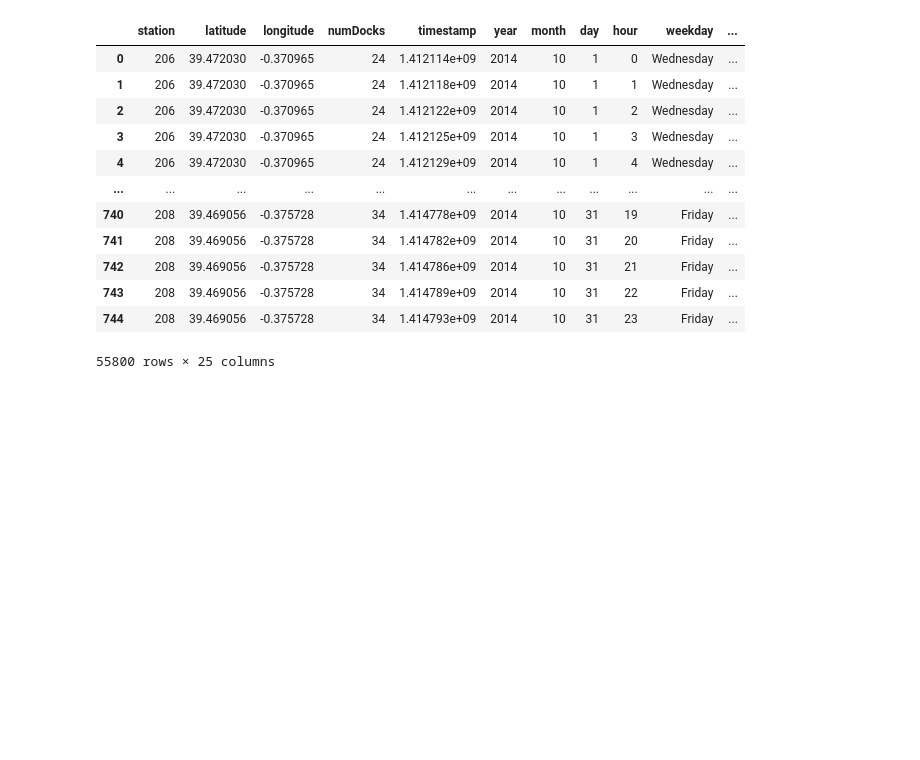
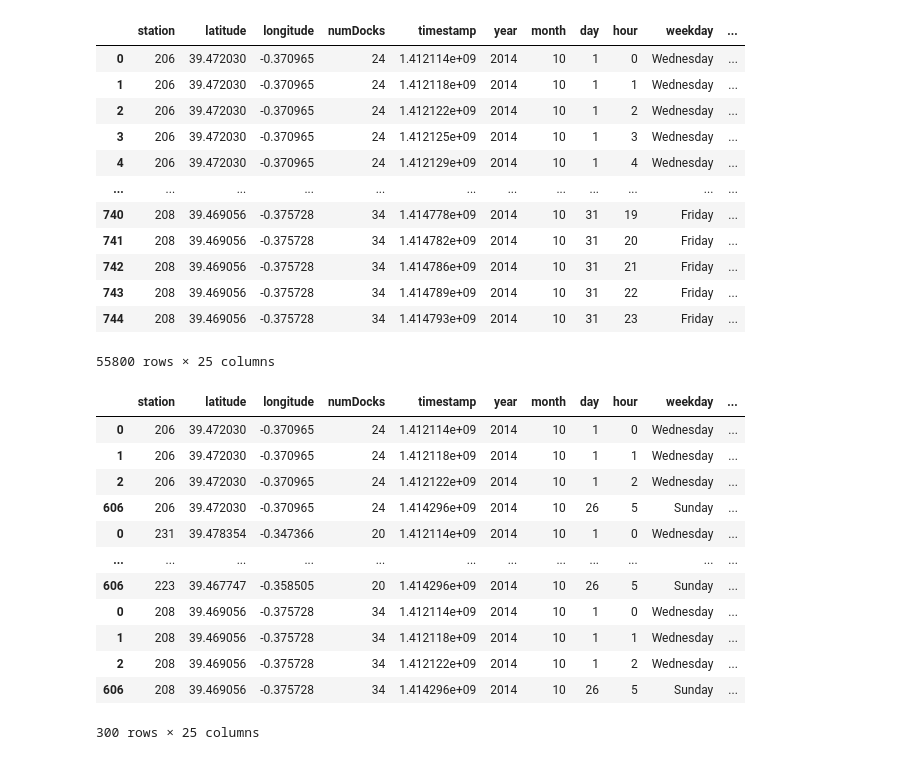
Before and after one commit to isabelladegen/mlp-2021, a Jupyter notebook: notebooks/ExperimentWithPerStationData.ipynb, the cells around one changed output. Cells and saved outputs as stored; diff of their text form; code cells hidden in the pictures; blank space fills up the shorter version.

```diff
--- a/notebooks/ExperimentWithPerStationData.ipynb
+++ b/notebooks/ExperimentWithPerStationData.ipynb
@@ -346,3 +346,20 @@ df.dropna(subset=['bikes'])
 | 743 | 208 | 39.469056 | -0.375728 | 34 | 1.414789e+09 | 2014 | 10 | 31 | 22 | Friday | ... |
 | 744 | 208 | 39.469056 | -0.375728 | 34 | 1.414793e+09 | 2014 | 10 | 31 | 23 | Friday | ... |
 55800 rows × 25 columns
+# %%
+# figure out how many rows don't have bikes from 3h ago
+df[df.bikes_3h_ago.isnull()]
+# %% [output]
+|  | station | latitude | longitude | numDocks | timestamp | year | month | day | hour | weekday | ... |
+| 0 | 206 | 39.472030 | -0.370965 | 24 | 1.412114e+09 | 2014 | 10 | 1 | 0 | Wednesday | ... |
+| 1 | 206 | 39.472030 | -0.370965 | 24 | 1.412118e+09 | 2014 | 10 | 1 | 1 | Wednesday | ... |
+| 2 | 206 | 39.472030 | -0.370965 | 24 | 1.412122e+09 | 2014 | 10 | 1 | 2 | Wednesday | ... |
+| 606 | 206 | 39.472030 | -0.370965 | 24 | 1.414296e+09 | 2014 | 10 | 26 | 5 | Sunday | ... |
+| 0 | 231 | 39.478354 | -0.347366 | 20 | 1.412114e+09 | 2014 | 10 | 1 | 0 | Wednesday | ... |
+| ... | ... | ... | ... | ... | ... | ... | ... | ... | ... | ... | ... |
+| 606 | 223 | 39.467747 | -0.358505 | 20 | 1.414296e+09 | 2014 | 10 | 26 | 5 | Sunday | ... |
+| 0 | 208 | 39.469056 | -0.375728 | 34 | 1.412114e+09 | 2014 | 10 | 1 | 0 | Wednesday | ... |
+| 1 | 208 | 39.469056 | -0.375728 | 34 | 1.412118e+09 | 2014 | 10 | 1 | 1 | Wednesday | ... |
+| 2 | 208 | 39.469056 | -0.375728 | 34 | 1.412122e+09 | 2014 | 10 | 1 | 2 | Wednesday | ... |
+| 606 | 208 | 39.469056 | -0.375728 | 34 | 1.414296e+09 | 2014 | 10 | 26 | 5 | Sunday | ... |
+300 rows × 25 columns
```
Also changed, not shown: 18 other files.
